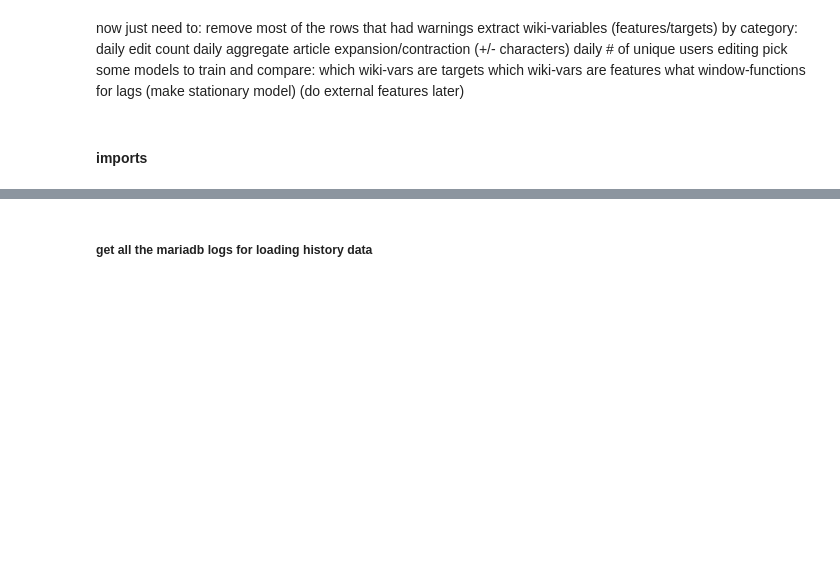
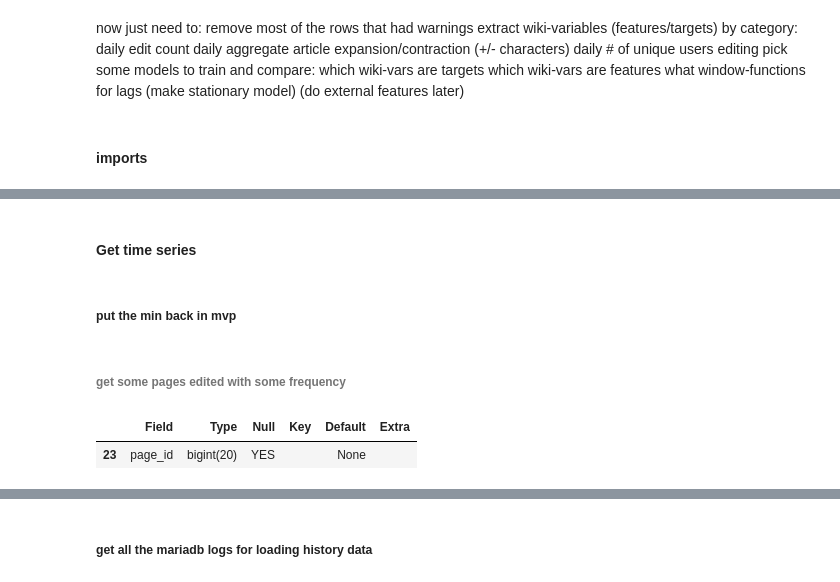
Before and after one commit to bhrdj/predwikt, a Jupyter notebook: notebooks/1.16-sfb-union-and-eda-jawiki-history.ipynb, the cells around one changed output, grey strips where cells are left out. Saved outputs shown, nothing was run; the diff lists cells and outputs as text; code cells hidden in the pictures; blank space fills up the shorter version.

```diff
--- a/notebooks/1.16-sfb-union-and-eda-jawiki-history.ipynb
+++ b/notebooks/1.16-sfb-union-and-eda-jawiki-history.ipynb
@@ -138,0 +88,6 @@ select count(*) from hi;
+# %% [markdown]
+#### Get time series
+# %% [markdown]
+##### put the min back in mvp
+# %% [markdown]
+###### get some pages edited with some frequency
@@ -138,0 +105,5 @@ select count(*) from hi;
+# %%
+pd.read_sql('desc h2021;', conn).loc[lambda x: x.Field == 'page_id']
+# %% [output]
+|  | Field | Type | Null | Key | Default | Extra |
+| 23 | page_id | bigint(20) | YES |  | None |  |
```
Also changed, not shown: parts of 96 cells of this notebook, 3 other files.
